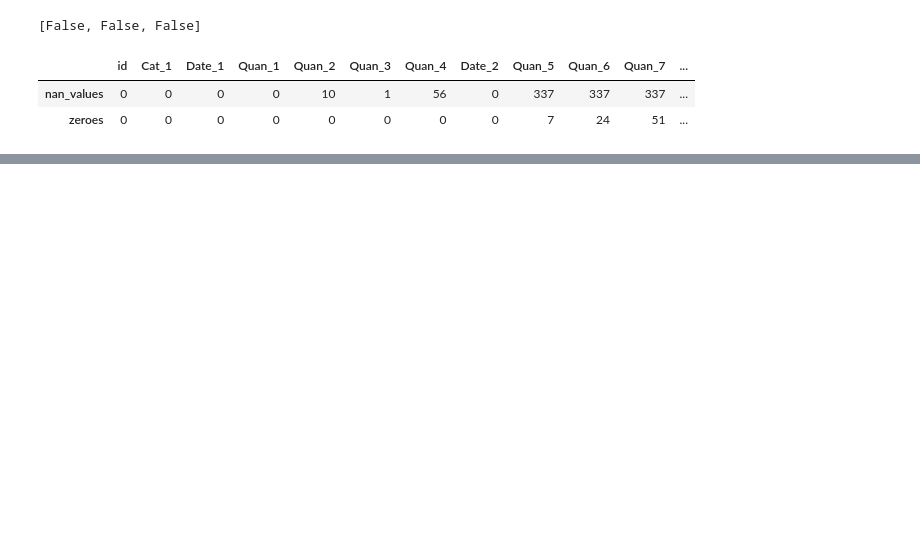
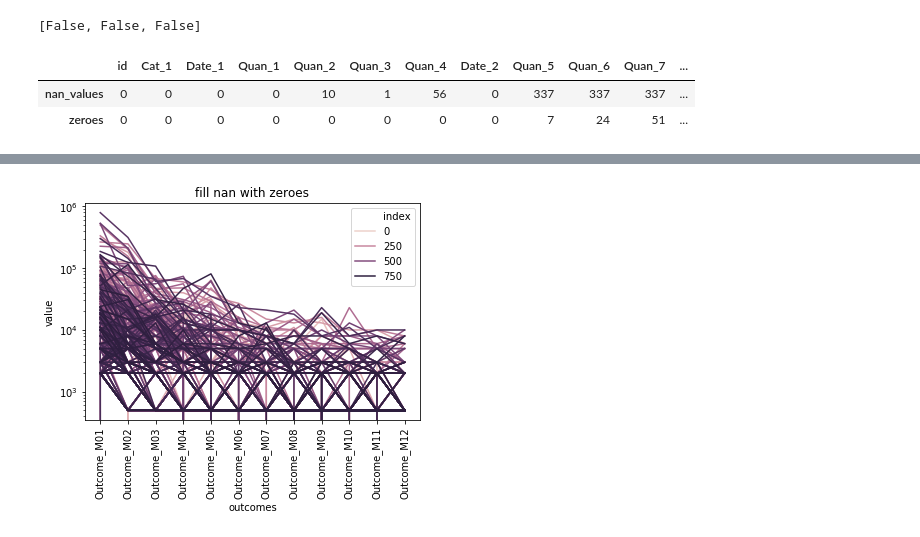
Before and after one commit to HenrikPereira/RNN_project, a Jupyter notebook: Scripts/exploratory.ipynb, the cells around one changed output, grey strips where cells are left out. Drawn from its saved outputs; the diff is of its cells as text; code cells hidden in the pictures; blank space fills up the shorter version.

```diff
--- a/Scripts/exploratory.ipynb
+++ b/Scripts/exploratory.ipynb
@@ -220,0 +218,17 @@ zeros_nan_testdf = zeros_nan_testdf.T.dropna(axis=1, how='all')
+# %%
+outc_c_cols = ['Outcome_M01',
+ 'Outcome_M02',
+ 'Outcome_M03',
+ 'Outcome_M04',
+ 'Outcome_M05',
+ 'Outcome_M06',
+ 'Outcome_M07',
+ 'Outcome_M08',
+ 'Outcome_M09',
+ 'Outcome_M10',
+ 'Outcome_M11',
+ 'Outcome_M12'
+]
+# %%
+train_outcomes_melt_df = pd.melt(train_df[outc_cols].rename(columns=dict(zip(outc_cols, outc_c_cols))).fillna(0).reset_index(), 'index', outc_c_cols, 'outcomes')
+train_outcomes_melt_df.head()
@@ -220,0 +242,8 @@ zeros_nan_testdf = zeros_nan_testdf.T.dropna(axis=1, how='all')
+# %%
+sb.lineplot(data=train_outcomes_melt_df, y='value', x='outcomes', hue='index')
+plt.yscale('log')
+plt.xticks(rotation=90)
+plt.title('fill nan with zeroes')
+plt.show()
+# %% [output]
+[figure, added]
```
Also changed, not shown: parts of 7 cells of this notebook.
